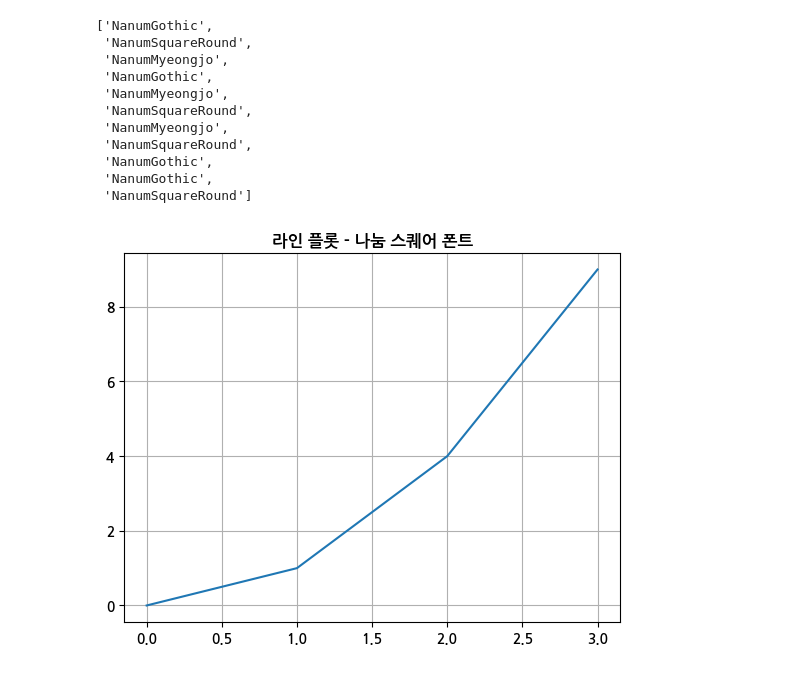
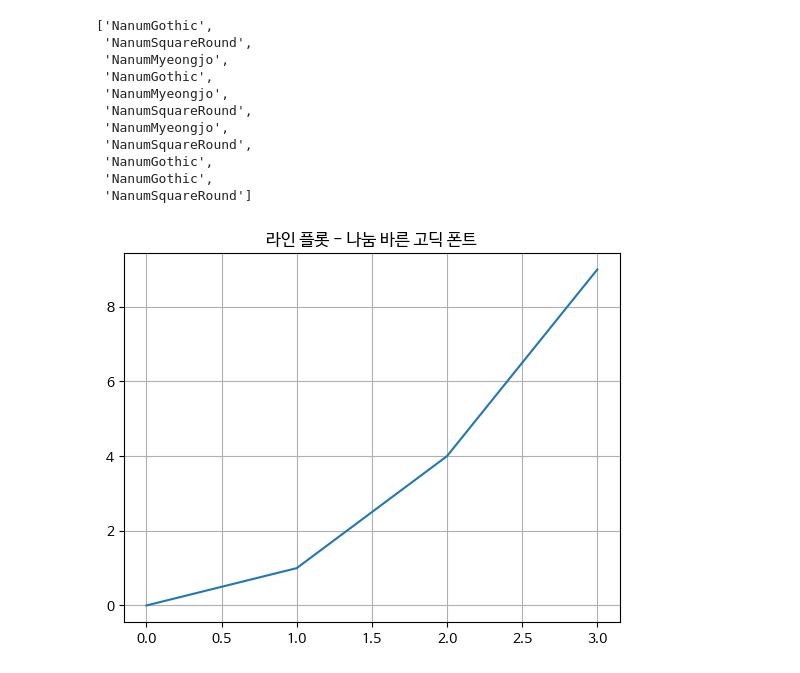
Before and after one commit to ssmpet/DataAnalysis_Lecture-2023.04, a Jupyter notebook: 03.시각화/01.한글(VSCode).ipynb, the cells around one changed output. Saved outputs shown, nothing was run; the diff lists cells and outputs as text; code cells hidden in the pictures.

```diff
--- a/03.시각화/01.한글(VSCode).ipynb
+++ b/03.시각화/01.한글(VSCode).ipynb
@@ -80,8 +88,8 @@ fm.fontManager.addfont(path + '\\NanumGothic.ttf')
 # %%
-plt.rcParams['font.family'] = 'NanumGothic'
+plt.rcParams['font.family'] = 'NanumBarunGothic'
 plt.plot([0,1,2,3], [0, 1, 4, 9])
-plt.title('라인 플롯 - 나눔 스퀘어 폰트')
+plt.title('라인 플롯 - 나눔 바른 고딕 폰트')
 plt.grid()
 plt.show()
 # %% [output]
-[figure, old version]
+[figure, new version]
```
Also changed, not shown: parts of 5 cells of this notebook, 3 other files.
